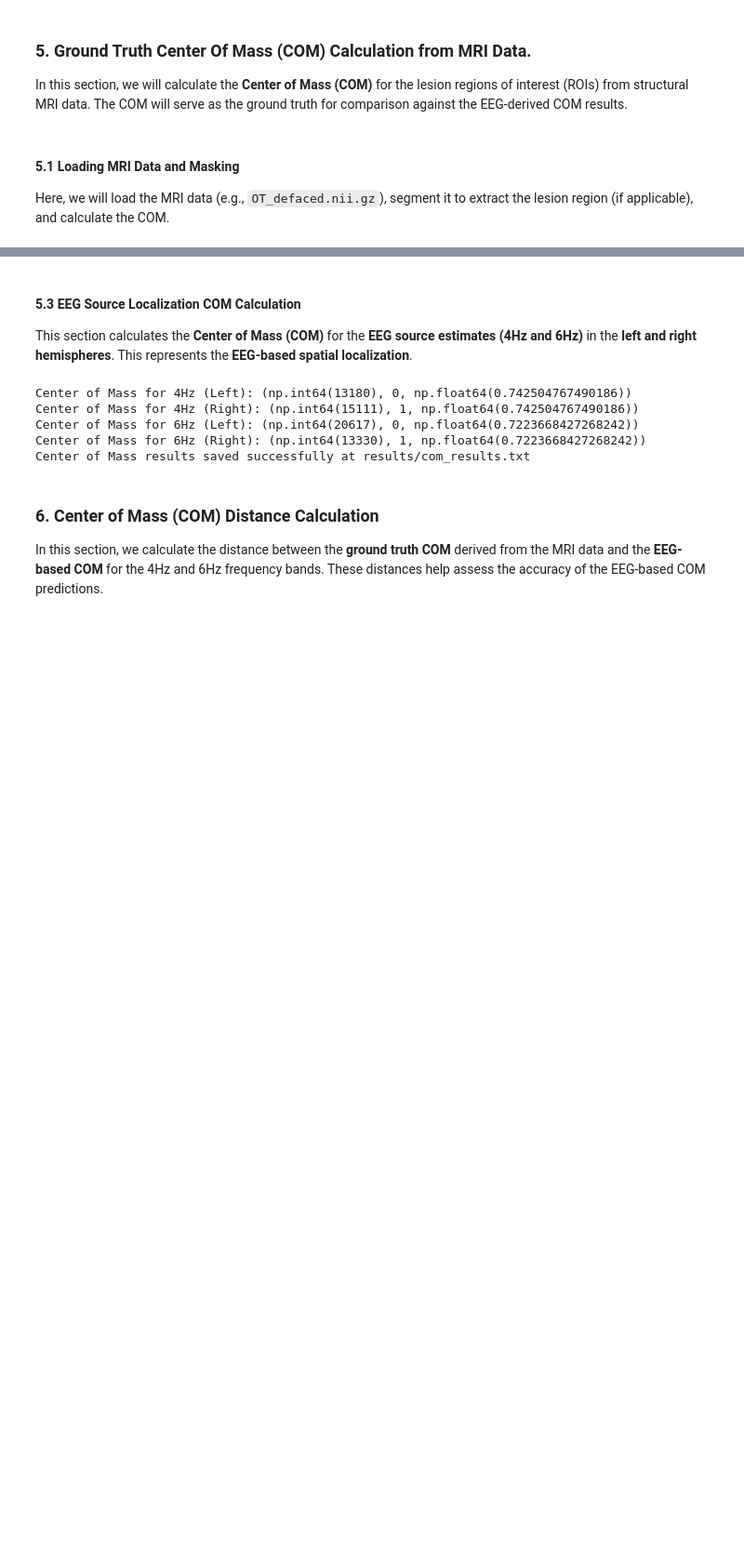
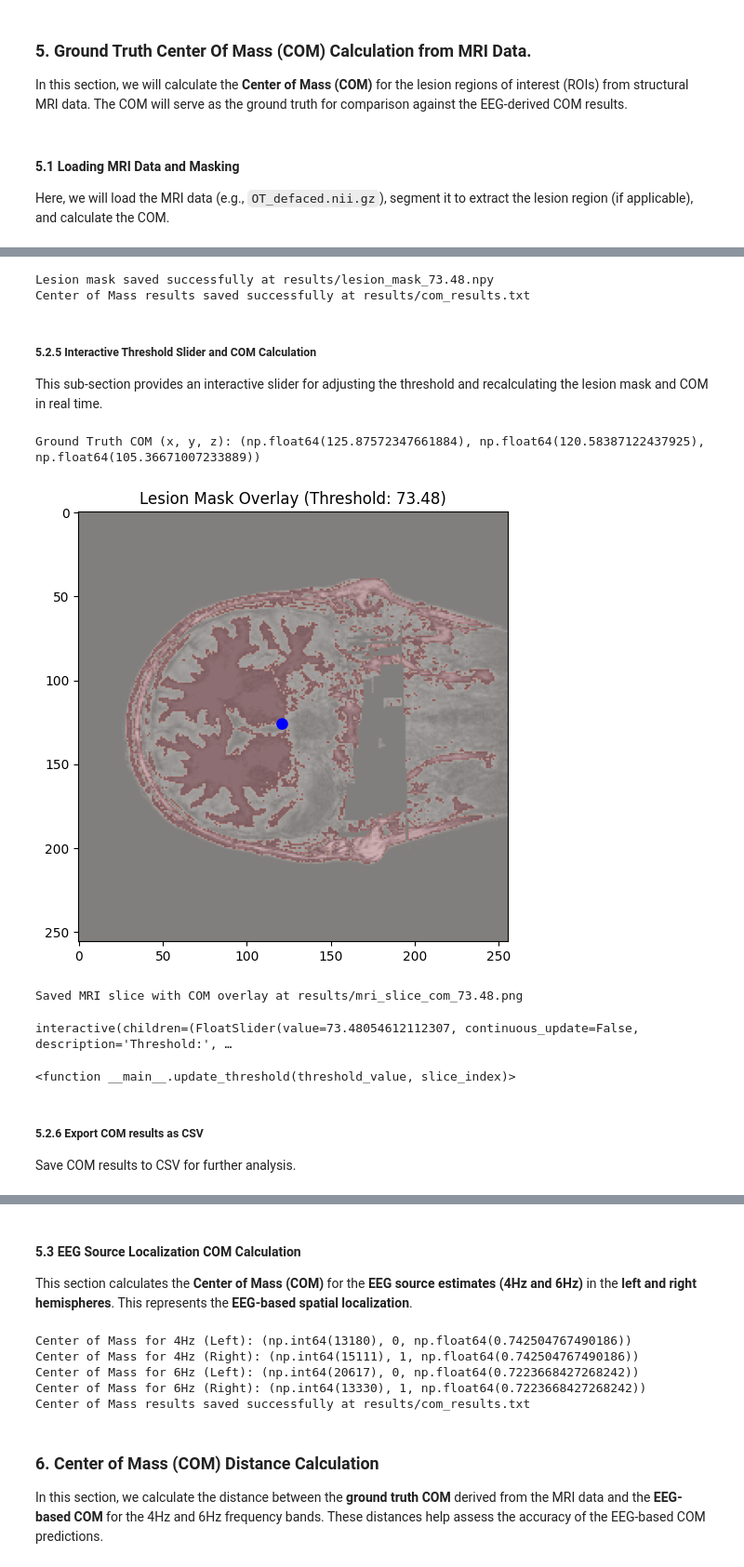
Before and after one commit to michaela10c/SilenceMap-Adaptation-and-Extensions, a Jupyter notebook: Part1-SilenceMap_Replication.ipynb, the cells around one changed output, grey strips where cells are left out. Shown at 93% size. Saved outputs shown, nothing was run; the diff lists cells and outputs as text; code cells hidden in the pictures; blank space fills up the shorter version.

```diff
--- a/Part1-SilenceMap_Replication.ipynb
+++ b/Part1-SilenceMap_Replication.ipynb
@@ -760 +839,53 @@ We begin by setting a threshold based on the intensity distribution in the MRI d
+# %%
+# Save the lesion mask for further analysis
+np.save(f"results/lesion_mask_{threshold_value:.2f}.npy", lesion_mask)
+print(f"Lesion mask saved successfully at results/lesion_mask_{threshold_value:.2f}.npy")
+
+# Save COM results in a text file
+com_results_path = "results/com_results.txt"
+with open(com_results_path, "a") as f:  # Append COM results
+    f.write(f"Ground Truth COM (x, y, z) at Threshold {threshold_value:.2f}: {ground_truth_com}\n")
+print(f"Center of Mass results saved successfully at {com_results_path}")
+# %% [output]
+Lesion mask saved successfully at results/lesion_mask_73.48.npy
+Center of Mass results saved successfully at results/com_results.txt
+# %% [markdown]
+##### 5.2.5 Interactive Threshold Slider and COM Calculation
+
+This sub-section provides an interactive slider for adjusting the threshold and recalculating the lesion mask and COM in real time.
+# %%
+import ipywidgets as widgets
+from IPython.display import display
+
+# Create sliders for threshold adjustment and slice selection
+threshold_slider = widgets.FloatSlider(
+    value=mri_data.mean() + 1.5 * mri_data.std(),  # Default value based on mean + 1.5 * std
+    min=mri_data.min(),
+    max=mri_data.max(),
+    step=(mri_data.max() - mri_data.min()) / 100.0,
+    description='Threshold:',
+    continuous_update=False
+)
+
+slice_slider = widgets.IntSlider(
+    value=mri_data.shape[2] // 2,  # Default slice index is the middle slice
+    min=0,
+    max=mri_data.shape[2] - 1,
+    step=1,
+    description="Slice Index",
+    continuous_update=False
+)
+
+# Display interactive widgets
+widgets.interact(update_threshold, threshold_value=threshold_slider, slice_index=slice_slider)
+# %% [output]
+Ground Truth COM (x, y, z): (np.float64(125.87572347661884), np.float64(120.58387122437925), np.float64(105.36671007233889))
+[figure, added]
+Saved MRI slice with COM overlay at results/mri_slice_com_73.48.png
+interactive(children=(FloatSlider(value=73.48054612112307, continuous_update=False, description='Threshold:', …
+<function __main__.update_threshold(threshold_value, slice_index)>
+# %% [markdown]
+##### 5.2.6 Export COM results as CSV
+
+Save COM results to CSV for further analysis.
 # %%
```
Also changed, not shown: parts of 15 cells of this notebook.
